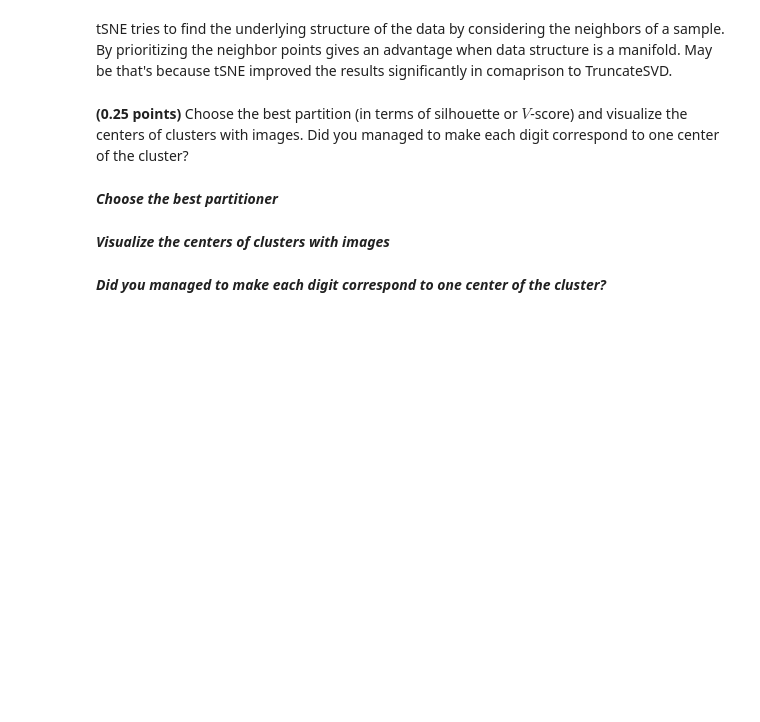
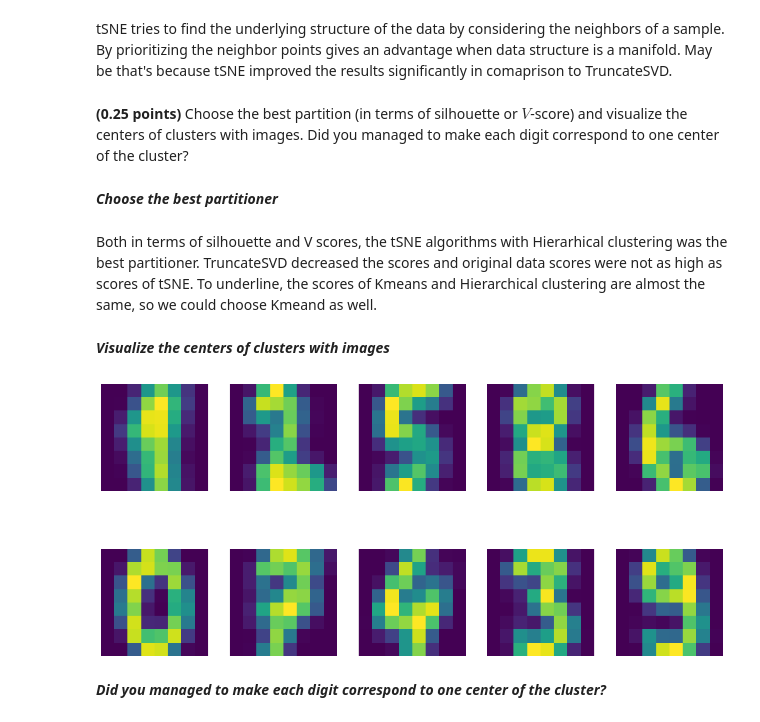
Before and after one commit to drnaida/rsschool-machine-learning-course, a Jupyter notebook: clustering.ipynb, the cells around one changed output. Drawn from its saved outputs; the diff is of its cells as text; code cells hidden in the pictures; blank space fills up the shorter version.

Commit message:
feat: find the best partitioner

```diff
--- a/clustering.ipynb
+++ b/clustering.ipynb
@@ -566,7 +569,27 @@ tSNE tries to find the underlying structure of the data by considering the neigh
 **(0.25 points)** Choose the best partition (in terms of silhouette or $V$-score) and visualize the centers of clusters with images. Did you managed to make each digit correspond to one center of the cluster?
 # %% [markdown]
 **_Choose the best partitioner_**
+# %% [markdown]
+Both in terms of silhouette and V scores, the tSNE algorithms with Hierarhical clustering was the best partitioner. TruncateSVD decreased the scores and original data scores were not as high as scores of tSNE. To underline, the scores of Kmeans and Hierarchical clustering are almost the same, so we could choose Kmeand as well.
 # %% [markdown]
 **_Visualize the centers of clusters with images_**
+# %%
+hierarchical_clustering = AgglomerativeClustering(n_clusters=10).fit(X_tsne)
+hierarchical_labels = hierarchical_clustering.labels_
+center=[]
+for i in set(hierarchical_labels):
+    x = np.mean(X[np.where(hierarchical_labels == i)], axis=0)
+    center.append(list(x))
+hierarchical_clustering_centers = np.array(center)
+f, ax = plt.subplots(2,5,figsize=(16,8))
+count = 0
+for i in range(2):
+    for j in range(5):
+        ax[i, j].imshow(hierarchical_clustering_centers[count].reshape(8,8))
+        ax[i, j].set_axis_off()
+        count += 1
+plt.show()
+# %% [output]
+[figure, added]
 # %% [markdown]
 **_Did you managed to make each digit correspond to one center of the cluster?_**
```
Also changed, not shown: parts of 3 cells of this notebook.
